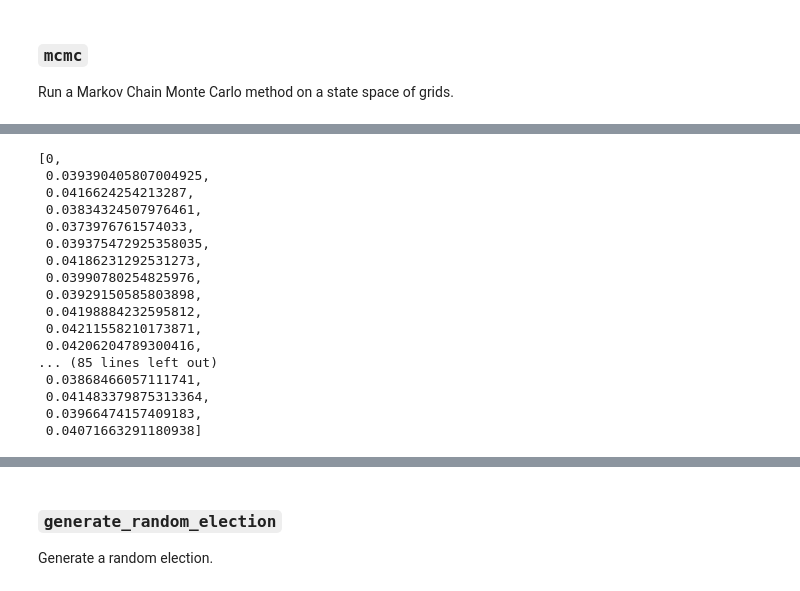
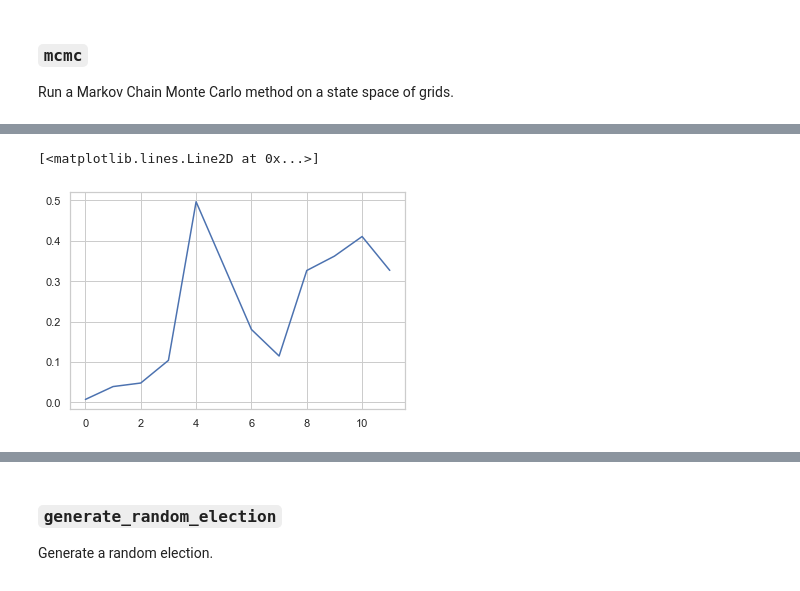
Before and after one commit to hangulu/thesis, a Jupyter notebook: code/main.ipynb, the cells around one changed output, grey strips where cells are left out. Saved outputs shown, nothing was run; the diff lists cells and outputs as text; code cells hidden in the pictures.

```diff
--- a/code/main.ipynb
+++ b/code/main.ipynb
@@ -245,0 +111,5 @@ def burn_in(chain_results, burn_frac):
+# %%
+rwm_test_chain_results = dvm.rwm(
+    20, 0.4,
+    test_grid,
+    test_demo, test_observed, expec_scoring=True)
@@ -393,23 +199,8 @@ plt.plot(prob_tests_full_chain)
-# %%
-test_results['all_scores']
-# %% [output]
-[0,
- 0.039390405807004925,
- 0.0416624254213287,
- 0.03834324507976461,
- 0.0373976761574033,
- 0.039375472925358035,
- 0.04186231292531273,
- 0.03990780254825976,
- 0.03929150585803898,
- 0.04198884232595812,
- 0.04211558210173871,
- 0.04206204789300416,
-... (85 lines left out)
- 0.03868466057111741,
- 0.041483379875313364,
- 0.03966474157409183,
- 0.04071663291180938]
+# %%
+plt.plot(tf.math.exp(rwm_test_chain_results['log_prob_trace']))
+# %% [output]
+[<matplotlib.lines.Line2D at 0x...>]
+[figure, added]
 # %%
 sns.distplot(prob_tests_full_chain)
 plt.title(f"The Distribution of Probability Scores of Grids in the Test Scenario")
```
Also changed, not shown: parts of 78 cells of this notebook.
